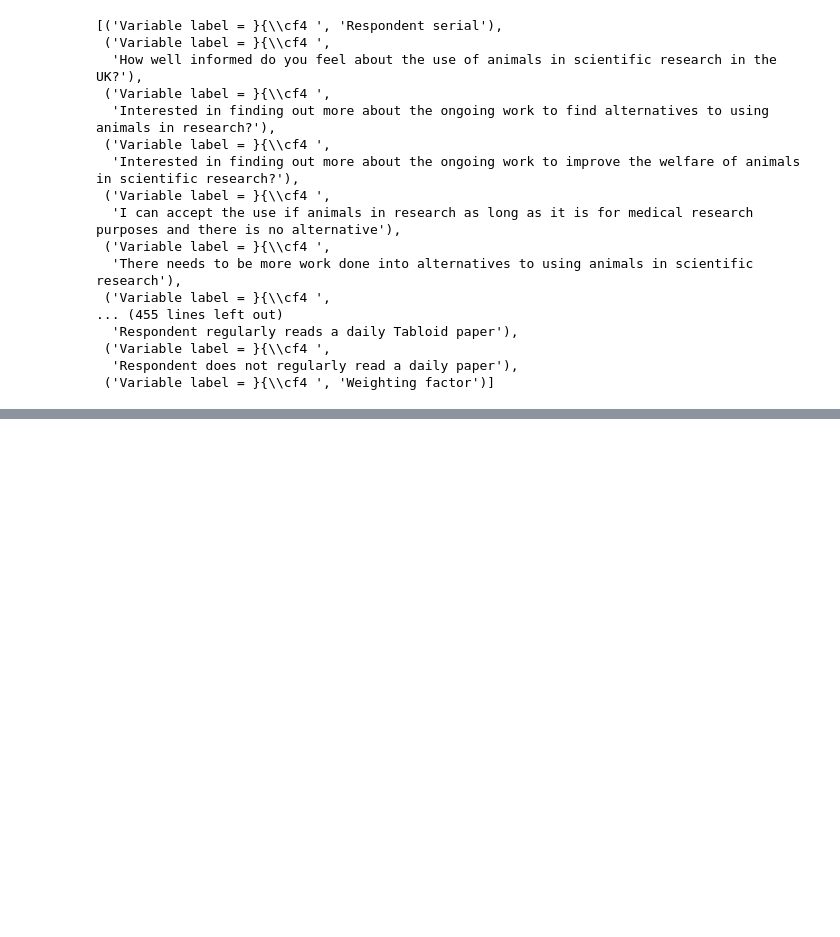
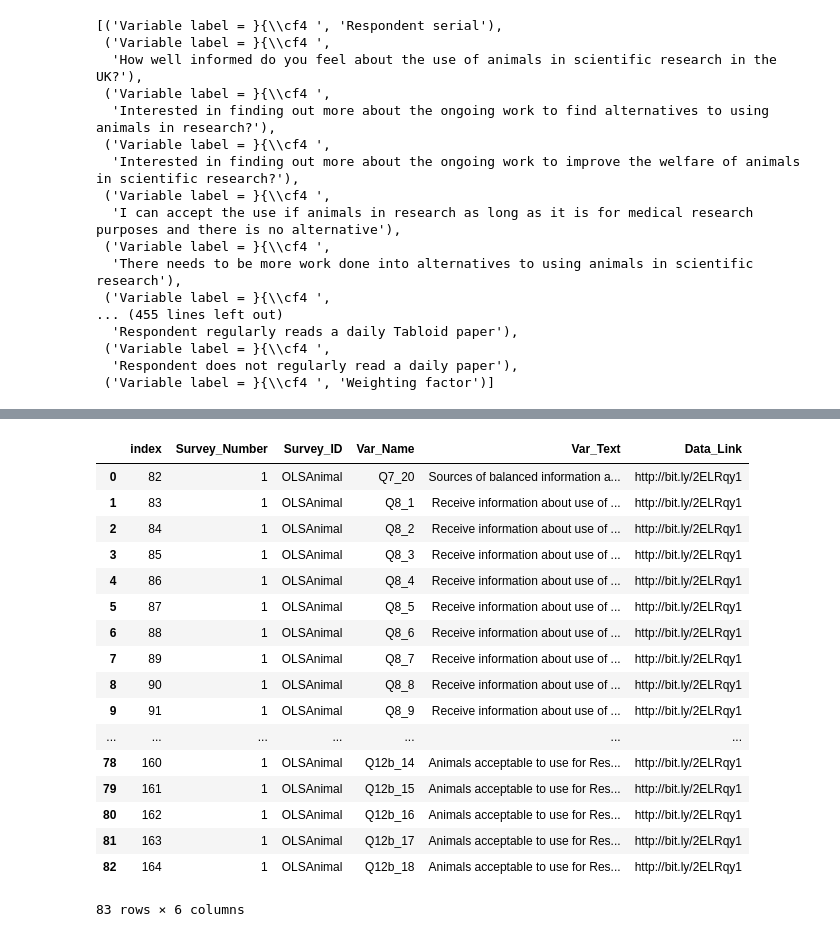
Before and after one commit to bethbailey/survey-search, a Jupyter notebook: Data/Public Attitudes towards Animal Research 2016/Cleaning OLS Animal Data.ipynb, the cells around one changed output, grey strips where cells are left out. Saved outputs shown, nothing was run; the diff lists cells and outputs as text; code cells hidden in the pictures; blank space fills up the shorter version.

```diff
--- a/Data/Public Attitudes towards Animal Research 2016/Cleaning OLS Animal Data.ipynb
+++ b/Data/Public Attitudes towards Animal Research 2016/Cleaning OLS Animal Data.ipynb
@@ -54,0 +72,23 @@ cleaned_data.to_csv(path_or_buf
+# %%
+ols_data_2 = ols_data_2.reset_index()
+ols_data_3 = ols_data_3.reset_index()
+ols_data_2
+# %% [output]
+|  | index | Survey_Number | Survey_ID | Var_Name | Var_Text | Data_Link |
+| 0 | 82 | 1 | OLSAnimal | Q7_20 | Sources of balanced information a... | http://bit.ly/2ELRqy1 |
+| 1 | 83 | 1 | OLSAnimal | Q8_1 | Receive information about use of ... | http://bit.ly/2ELRqy1 |
+| 2 | 84 | 1 | OLSAnimal | Q8_2 | Receive information about use of ... | http://bit.ly/2ELRqy1 |
+| 3 | 85 | 1 | OLSAnimal | Q8_3 | Receive information about use of ... | http://bit.ly/2ELRqy1 |
+| 4 | 86 | 1 | OLSAnimal | Q8_4 | Receive information about use of ... | http://bit.ly/2ELRqy1 |
+| 5 | 87 | 1 | OLSAnimal | Q8_5 | Receive information about use of ... | http://bit.ly/2ELRqy1 |
+| 6 | 88 | 1 | OLSAnimal | Q8_6 | Receive information about use of ... | http://bit.ly/2ELRqy1 |
+| 7 | 89 | 1 | OLSAnimal | Q8_7 | Receive information about use of ... | http://bit.ly/2ELRqy1 |
+| 8 | 90 | 1 | OLSAnimal | Q8_8 | Receive information about use of ... | http://bit.ly/2ELRqy1 |
+| 9 | 91 | 1 | OLSAnimal | Q8_9 | Receive information about use of ... | http://bit.ly/2ELRqy1 |
+| ... | ... | ... | ... | ... | ... | ... |
+| 78 | 160 | 1 | OLSAnimal | Q12b_14 | Animals acceptable to use for Res... | http://bit.ly/2ELRqy1 |
+| 79 | 161 | 1 | OLSAnimal | Q12b_15 | Animals acceptable to use for Res... | http://bit.ly/2ELRqy1 |
+| 80 | 162 | 1 | OLSAnimal | Q12b_16 | Animals acceptable to use for Res... | http://bit.ly/2ELRqy1 |
+| 81 | 163 | 1 | OLSAnimal | Q12b_17 | Animals acceptable to use for Res... | http://bit.ly/2ELRqy1 |
+| 82 | 164 | 1 | OLSAnimal | Q12b_18 | Animals acceptable to use for Res... | http://bit.ly/2ELRqy1 |
+83 rows × 6 columns
```
Also changed, not shown: parts of 15 cells of this notebook.
